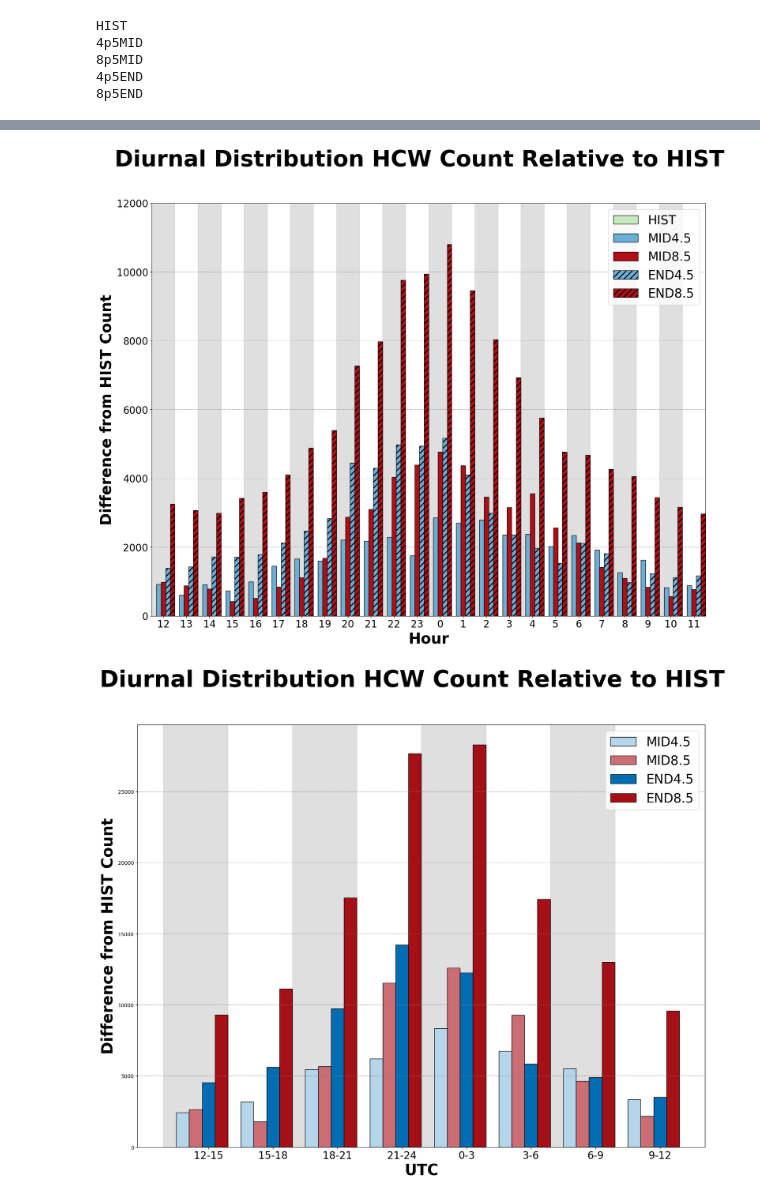
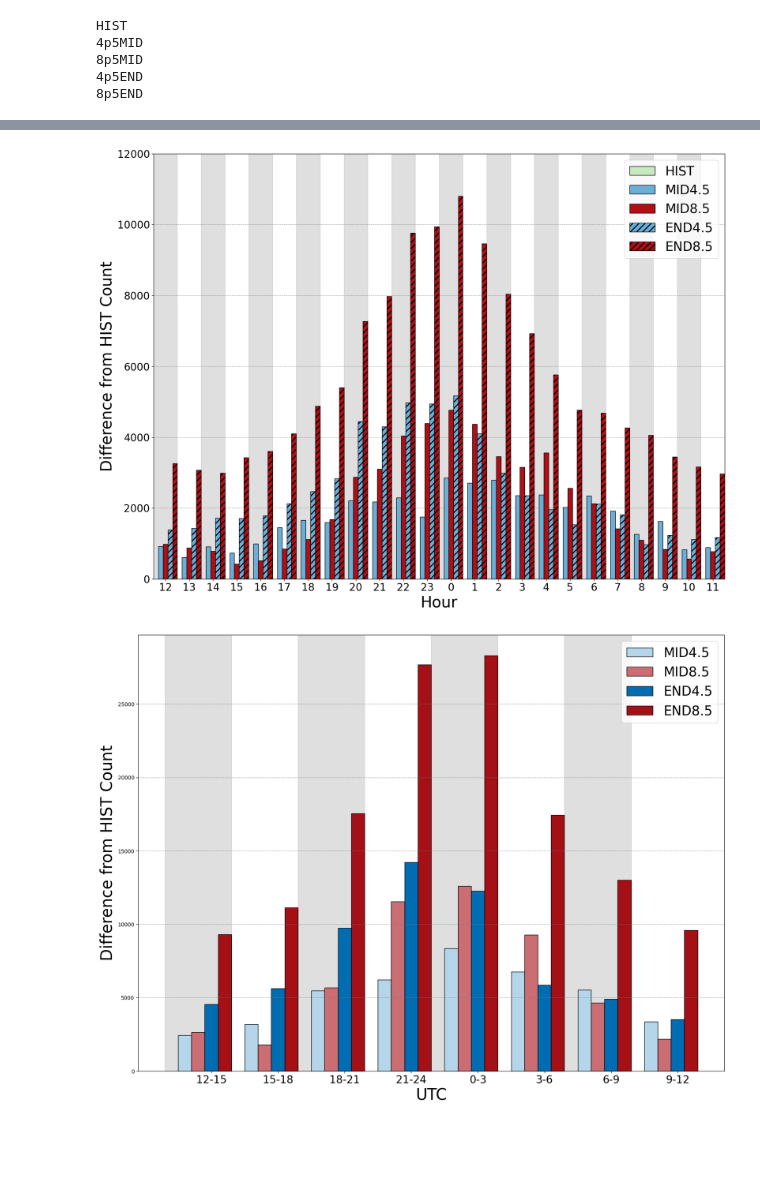
Before and after one commit to caitroufa/SYN_SERV, a Jupyter notebook: Code/Diurnal_Histograms.ipynb, the cells around one changed output, grey strips where cells are left out. Saved outputs shown, nothing was run; the diff lists cells and outputs as text; code cells hidden in the pictures; blank space fills up the shorter version.

```diff
--- a/Code/Diurnal_Histograms.ipynb
+++ b/Code/Diurnal_Histograms.ipynb
@@ -202,7 +204,7 @@ plt.show()
 # plot diurnal distribution wrt HIST
 
 fig = plt.figure(figsize=(20, 15))
-plt.suptitle('Diurnal Distribution HCW Count Relative to HIST', size=45).set_weight('bold')
+# plt.suptitle('Diurnal Distribution HCW Count Relative to HIST', size=45).set_weight('bold')
 
 # hours offset to center 0Z
 hours = np.concatenate([np.arange(12, 24, 1), np.arange(0, 12, 1)])
@@ -224,43 +226,43 @@ for hour in hours:
         hatch = hatch_styles.get(epoch_labels[epoch], '')
 
         # plot bar for this epoch at given hour position
         plt.bar(hour + pos[epoch], difference, color=color, edgecolor='k', hatch=hatch, width=0.20, zorder=10)
 
 plt.xticks(np.arange(0, 24, 1), hours, fontsize=20)
-plt.xlabel('Hour', fontsize=30).set_weight('bold')
+plt.xlabel('Hour', fontsize=30)
 
 plt.yticks(np.arange(0, 12001, 2000), fontsize=20)
-plt.ylabel('Difference from HIST Count', fontsize=30).set_weight('bold')
+plt.ylabel('Difference from HIST Count', fontsize=30)
 
 plt.xlim(-0.5, 23.5)
 
 # legend w/ hatching
 legend_handles = [mpatches.Patch(facecolor=colors[label], edgecolor='black', hatch=hatch_styles.get(label, ''), label=label)
                   for label in epoch_labels]
 plt.legend(handles=legend_handles, fontsize=25)
 
 # horizontal grid lines
 # plt.axhline(y=0, color='black', linestyle='-', linewidth=1)
 # plt.axhline(y=5000, color='grey', linestyle='-')
 # plt.axhline(y=10000, color='grey', linestyle='-')
 plt.grid(axis='y', color='grey', linestyle='--', alpha=0.7)
 
 # vertical shading
 for i in range(0, 24, 2):
     plt.axvspan(i - 0.5, i + 0.5, color='grey', alpha=0.25)
 
 # plt.savefig('../Plots/diurnal_relative_HIST_HATCH.png', format='png', dpi=500, bbox_inches='tight')
 
 plt.show()
 # %% [output]
-[figure, old version]
+[figure, new version]
 # %%
 # set up 3 hour bins
 bins = [0, 3, 6, 9, 12, 15, 18, 21, 24]
 bin_labels = ['12-15', '15-18', '18-21', '21-24', '0-3', '3-6', '6-9', '9-12']
 
 fig = plt.figure(figsize=(20, 15))
-plt.suptitle('Diurnal Distribution HCW Count Relative to HIST', size=45).set_weight('bold')
+# plt.suptitle('Diurnal Distribution HCW Count Relative to HIST', size=45).set_weight('bold')
 
 # storage bins
 binned_counts = {}
@@ -289,9 +291,9 @@ for i, epoch in enumerate(epochs[1:]):
     plt.bar(x + i * width, differences[epoch], width=width, label=epoch_labels[i + 1], color=colors1[i + 1], edgecolor='k')
 
 plt.xticks(x + width * 2, bin_labels, fontsize=20)
-plt.xlabel('UTC', fontsize=30).set_weight('bold')
+plt.xlabel('UTC', fontsize=30)
 
-plt.ylabel('Difference from HIST Count', fontsize=30).set_weight('bold')
+plt.ylabel('Difference from HIST Count', fontsize=30)
 
 plt.legend(fontsize=25)
 plt.grid(axis='y', color='grey', linestyle='--', alpha=0.7)
@@ -305,7 +307,7 @@ for i in range(len(bin_labels)):
 plt.savefig('../Plots/diurnal_relative_HIST_3hrBIN.png', format='png', dpi=500, bbox_inches='tight')
 plt.show()
 # %% [output]
-[figure, old version]
+[figure, new version]
 # %%
 # binned w/ hatching
 
```
Also changed, not shown: parts of 18 cells of this notebook.
